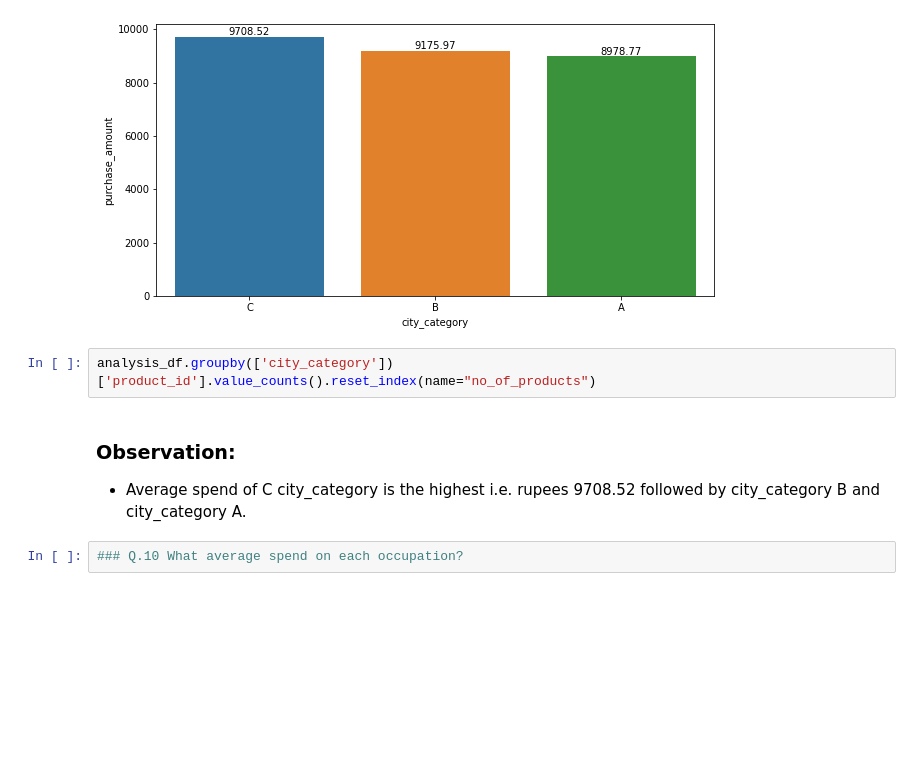
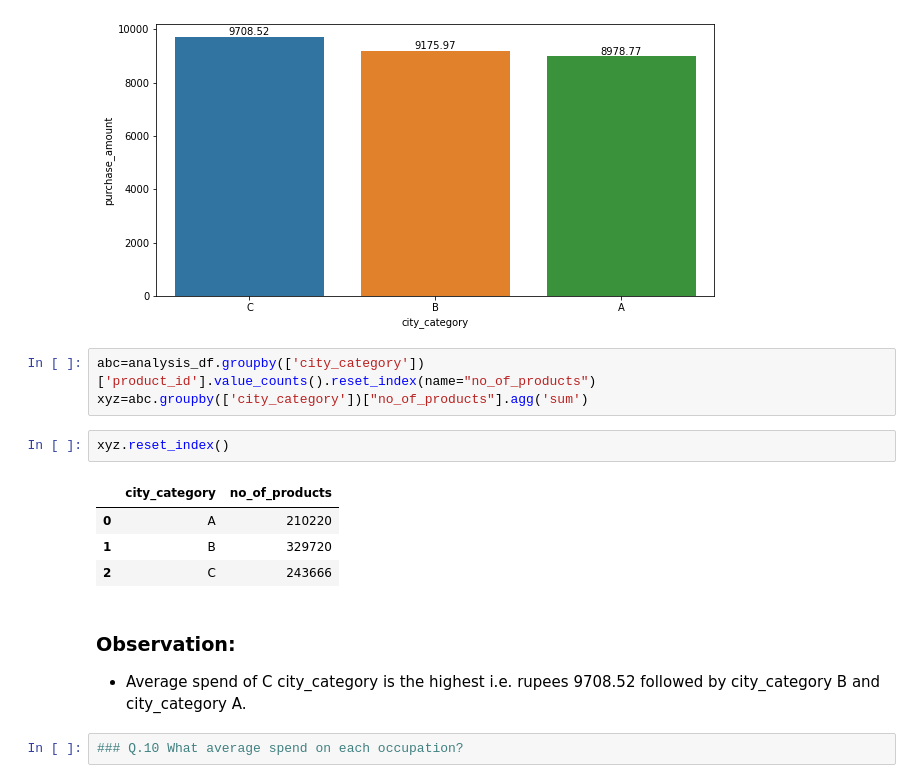
Before and after one commit to kirandhasade/Black_Friday_Analysis, a Jupyter notebook: Black friday.ipynb, the cells around one changed output. Drawn from its saved outputs; the diff is of its cells as text; blank space fills up the shorter version.

```diff
--- a/Black friday.ipynb
+++ b/Black friday.ipynb
@@ -525,12 +525,20 @@ ax = sns.barplot(x = 'city_category', y = 'purchase_amount', data=average_spend_
 ax = ax.bar_label(ax.containers[0])
 # %% [output]
 [figure]
-# %%
-analysis_df.groupby(['city_category'])['product_id'].value_counts().reset_index(name="no_of_products")
-# %% [markdown]
-### Observation:
-
-- Average spend of C city_category is the highest i.e. rupees 9708.52 followed by city_category B and city_category A.
+# %%
+abc=analysis_df.groupby(['city_category'])['product_id'].value_counts().reset_index(name="no_of_products")
+xyz=abc.groupby(['city_category'])["no_of_products"].agg('sum')
+# %%
+xyz.reset_index()
+# %% [output]
+|  | city_category | no_of_products |
+| 0 | A | 210220 |
+| 1 | B | 329720 |
+| 2 | C | 243666 |
+# %% [markdown]
+### Observation:
+
+- Average spend of C city_category is the highest i.e. rupees 9708.52 followed by city_category B and city_category A.
 # %%
 ### Q.10 What average spend on each occupation?
 # %%
```
